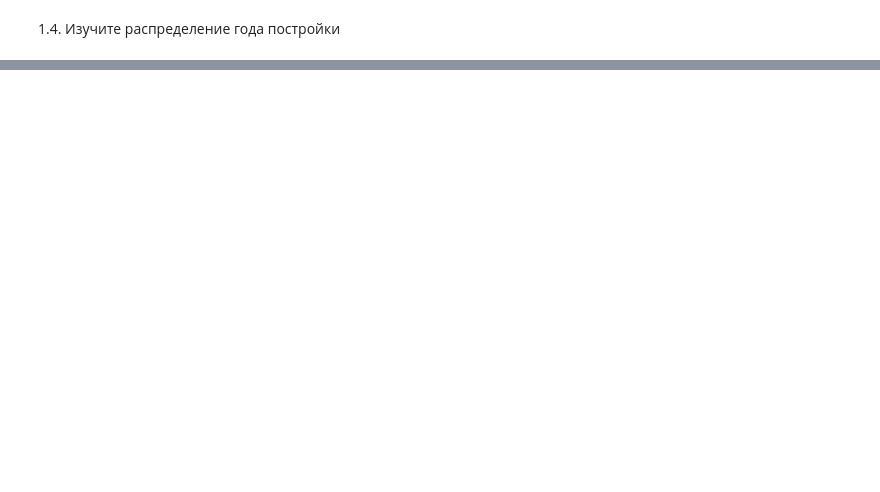
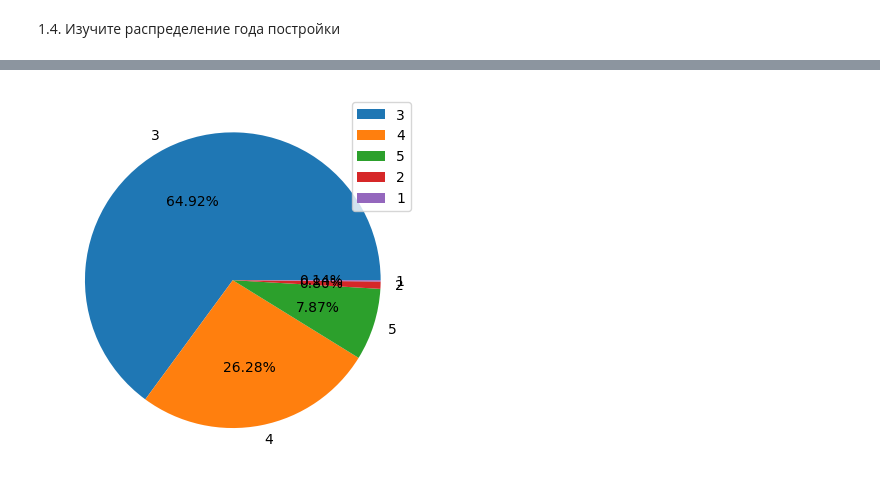
Before and after one commit to Only-Anton/pyhton_analiz, a Jupyter notebook: DZ.ipynb, the cells around one changed output, grey strips where cells are left out. Saved outputs shown, nothing was run; the diff lists cells and outputs as text; code cells hidden in the pictures; blank space fills up the shorter version.

```diff
--- a/DZ.ipynb
+++ b/DZ.ipynb
@@ -48,0 +118,5 @@ dfh['price'].min(), dfh['price'].max()
+# %%
+data = dfh['condition'].value_counts()
+#plt.pie(data.values, labels=data.index, autopct='%1.2f%%')
+#plt.legend(data.index);
+data
@@ -48,0 +131,5 @@ dfh['price'].min(), dfh['price'].max()
+# %%
+plt.pie(data.values, labels=data.index, autopct='%1.2f%%')
+plt.legend(data.index);
+# %% [output]
+[figure, added]
```
Also changed, not shown: parts of 56 cells of this notebook.
